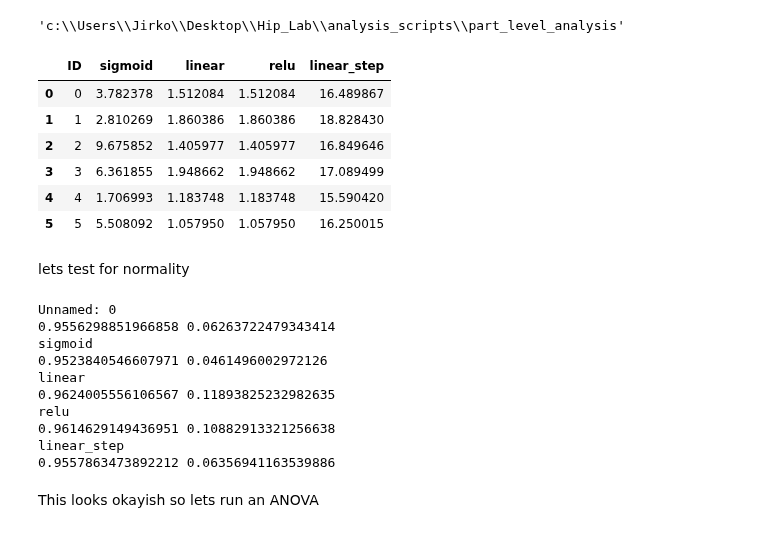
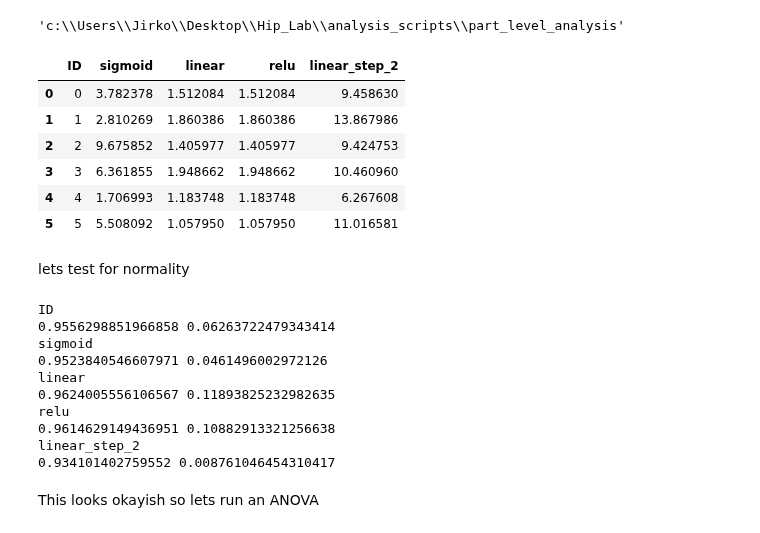
Before and after one commit to JirkoRu/analysis_scripts, a Jupyter notebook: part_level_analysis/Inferential_stats.ipynb, the cells around one changed output. Saved outputs shown, nothing was run; the diff lists cells and outputs as text; code cells hidden in the pictures.

```diff
--- a/part_level_analysis/Inferential_stats.ipynb
+++ b/part_level_analysis/Inferential_stats.ipynb
@@ -18,17 +18,17 @@ dname
 # %% [output]
 'c:\\Users\\Jirko\\Desktop\\Hip_Lab\\analysis_scripts\\part_level_analysis'
 # %%
-df = pd.read_csv(dname + "/params_trialwise/participantwise_log_likelihood.csv")
+df = pd.read_csv(dname + "/params_trialwise/participantwise_log_likelihood_2.csv")
 df.rename(columns={ df.columns[0]: "ID" }, inplace = True)
 df.head(6)
 # %% [output]
-|  | ID | sigmoid | linear | relu | linear_step |
-| 0 | 0 | 3.782378 | 1.512084 | 1.512084 | 16.489867 |
-| 1 | 1 | 2.810269 | 1.860386 | 1.860386 | 18.828430 |
-| 2 | 2 | 9.675852 | 1.405977 | 1.405977 | 16.849646 |
-| 3 | 3 | 6.361855 | 1.948662 | 1.948662 | 17.089499 |
-| 4 | 4 | 1.706993 | 1.183748 | 1.183748 | 15.590420 |
-| 5 | 5 | 5.508092 | 1.057950 | 1.057950 | 16.250015 |
+|  | ID | sigmoid | linear | relu | linear_step_2 |
+| 0 | 0 | 3.782378 | 1.512084 | 1.512084 | 9.458630 |
+| 1 | 1 | 2.810269 | 1.860386 | 1.860386 | 13.867986 |
+| 2 | 2 | 9.675852 | 1.405977 | 1.405977 | 9.424753 |
+| 3 | 3 | 6.361855 | 1.948662 | 1.948662 | 10.460960 |
+| 4 | 4 | 1.706993 | 1.183748 | 1.183748 | 6.267608 |
+| 5 | 5 | 5.508092 | 1.057950 | 1.057950 | 11.016581 |
 # %% [markdown]
 lets test for normality
 # %%
@@ -37,7 +37,7 @@ for column in df:
     k2, p = stats.shapiro(df[column])
     print(k2, p)
 # %% [output]
-Unnamed: 0
+ID
 0.9556298851966858 0.06263722479343414
 sigmoid
 0.9523840546607971 0.0461496002972126
@@ -45,8 +45,8 @@ linear
 0.9624005556106567 0.11893825232982635
 relu
 0.9614629149436951 0.10882913321256638
-linear_step
-0.9557863473892212 0.06356941163539886
+linear_step_2
+0.934101402759552 0.008761046454310417
 # %% [markdown]
 This looks okayish so lets run an ANOVA
 # %%
```
Also changed, not shown: parts of 3 cells of this notebook, 14 other files.
